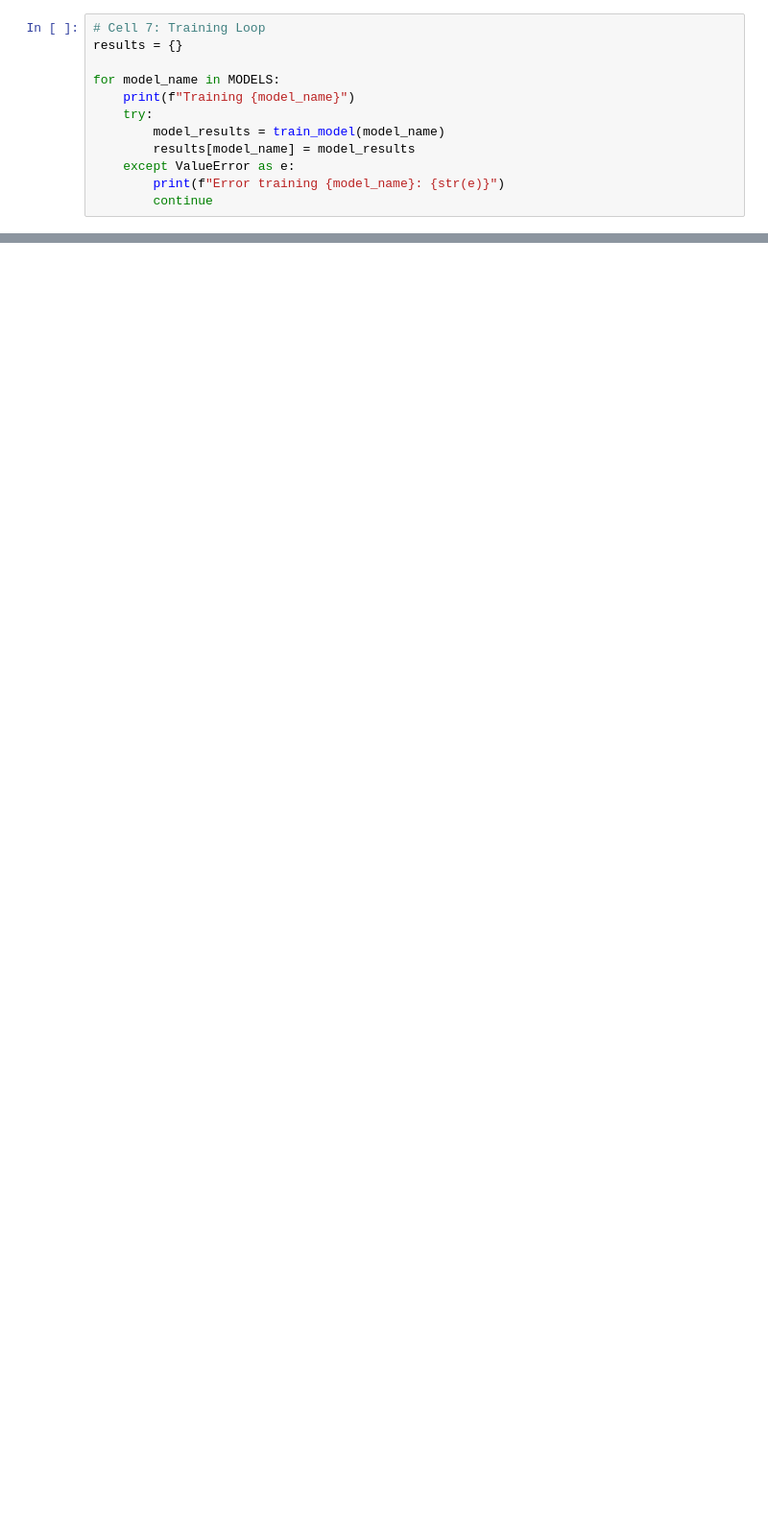
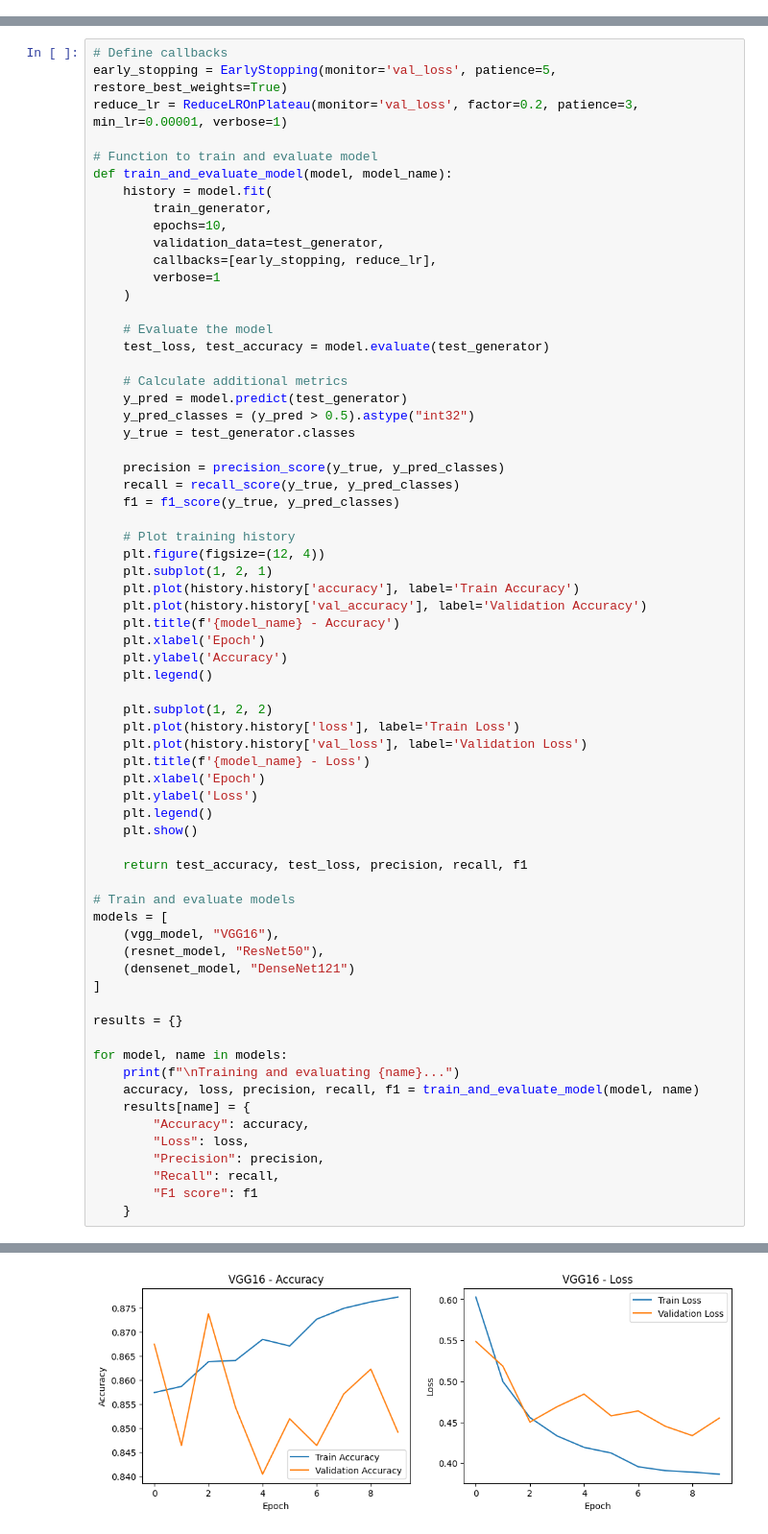
Before and after one commit to thedavidemmanuel/transfer_learning_assignment, a Jupyter notebook: Transfer_Learning_Assignment.ipynb, the cells around one changed output, grey strips where cells are left out. Shown at 96% size. Saved outputs shown, nothing was run; the diff lists cells and outputs as text; blank space fills up the shorter version.

```diff
--- a/Transfer_Learning_Assignment.ipynb
+++ b/Transfer_Learning_Assignment.ipynb
@@ -172,12 +11,0 @@ def train_model(model_name):
-# %%
-# Cell 7: Training Loop
-results = {}
-
-for model_name in MODELS:
-    print(f"Training {model_name}")
-    try:
-        model_results = train_model(model_name)
-        results[model_name] = model_results
-    except ValueError as e:
-        print(f"Error training {model_name}: {str(e)}")
-        continue
@@ -190,0 +153,68 @@ KeyboardInterrupt:
+# %%
+# Define callbacks
+early_stopping = EarlyStopping(monitor='val_loss', patience=5, restore_best_weights=True)
+reduce_lr = ReduceLROnPlateau(monitor='val_loss', factor=0.2, patience=3, min_lr=0.00001, verbose=1)
+
+# Function to train and evaluate model
+def train_and_evaluate_model(model, model_name):
+    history = model.fit(
+        train_generator,
+        epochs=10,
+        validation_data=test_generator,
+        callbacks=[early_stopping, reduce_lr],
+        verbose=1
+    )
+
+    # Evaluate the model
+    test_loss, test_accuracy = model.evaluate(test_generator)
+
+    # Calculate additional metrics
+    y_pred = model.predict(test_generator)
+    y_pred_classes = (y_pred > 0.5).astype("int32")
+    y_true = test_generator.classes
+
+    precision = precision_score(y_true, y_pred_classes)
+    recall = recall_score(y_true, y_pred_classes)
+    f1 = f1_score(y_true, y_pred_classes)
+
+    # Plot training history
+    plt.figure(figsize=(12, 4))
+    plt.subplot(1, 2, 1)
+    plt.plot(history.history['accuracy'], label='Train Accuracy')
+    plt.plot(history.history['val_accuracy'], label='Validation Accuracy')
+    plt.title(f'{model_name} - Accuracy')
+    plt.xlabel('Epoch')
+    plt.ylabel('Accuracy')
+    plt.legend()
+
+    plt.subplot(1, 2, 2)
+    plt.plot(history.history['loss'], label='Train Loss')
+    plt.plot(history.history['val_loss'], label='Validation Loss')
+    plt.title(f'{model_name} - Loss')
+    plt.xlabel('Epoch')
+    plt.ylabel('Loss')
+    plt.legend()
+    plt.show()
+
+    return test_accuracy, test_loss, precision, recall, f1
+
+# Train and evaluate models
+models = [
+    (vgg_model, "VGG16"),
+    (resnet_model, "ResNet50"),
+    (densenet_model, "DenseNet121")
+]
+
+results = {}
+
+for model, name in models:
+    print(f"\nTraining and evaluating {name}...")
+    accuracy, loss, precision, recall, f1 = train_and_evaluate_model(model, name)
+    results[name] = {
+        "Accuracy": accuracy,
+        "Loss": loss,
+        "Precision": precision,
+        "Recall": recall,
+        "F1 score": f1
+    }
+# %% [output]
@@ -190,0 +238 @@ KeyboardInterrupt:
+[figure, added]
```
Also changed, not shown: parts of 11 cells of this notebook.
